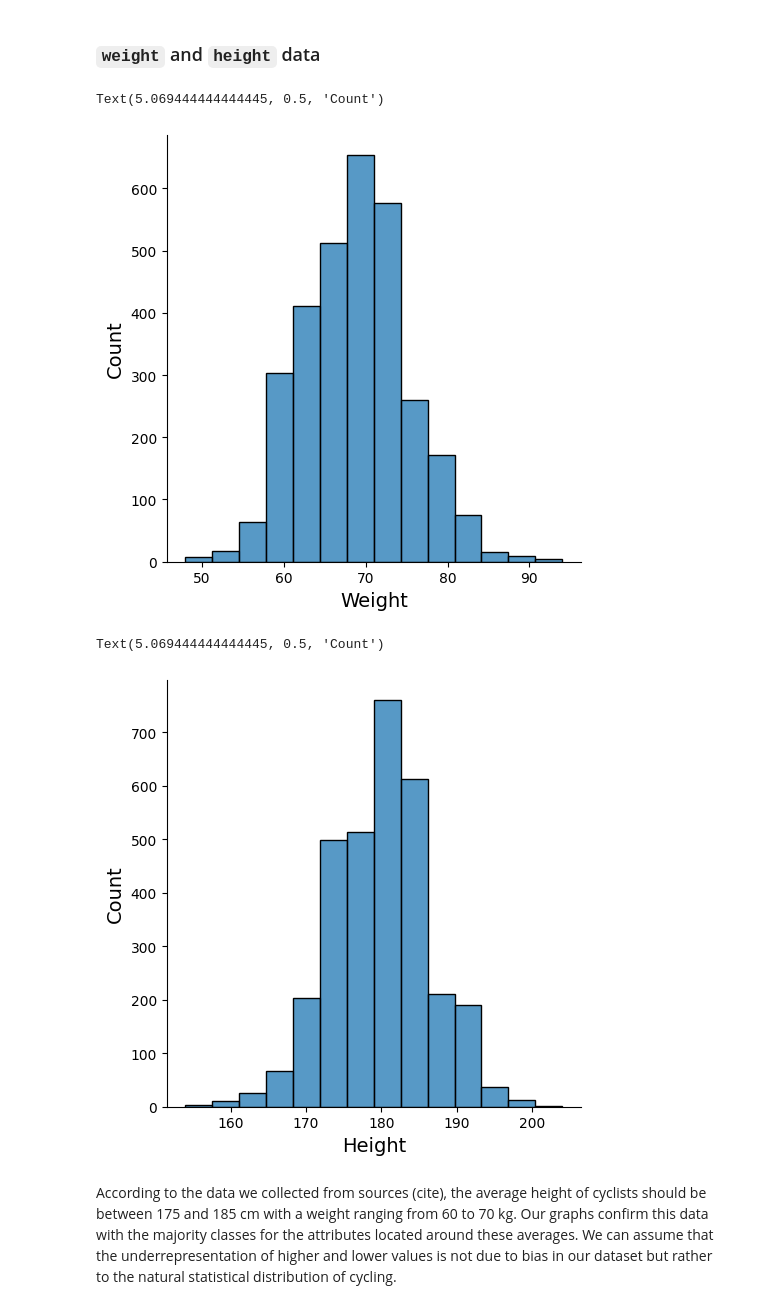
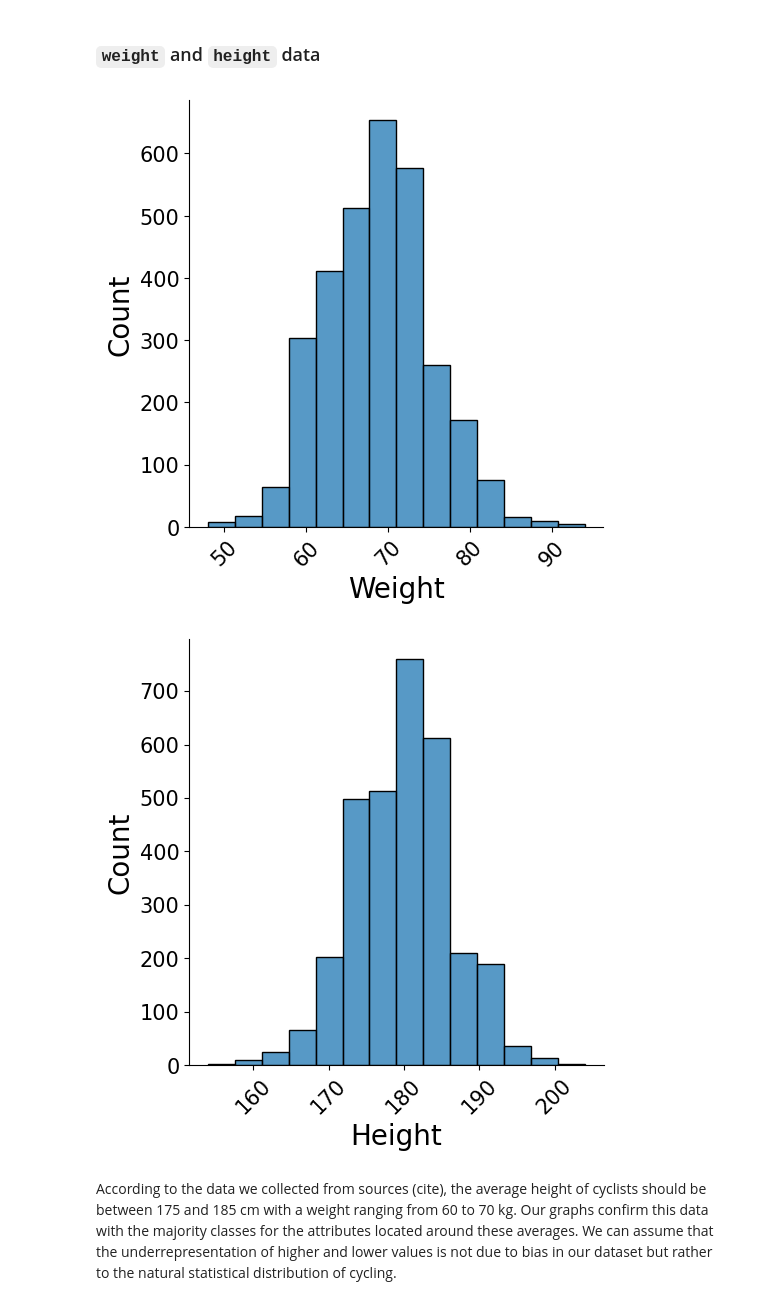
Before and after one commit to JacopoRaffi/DM_Project, a Jupyter notebook: TASK1/cyclists_understanding.ipynb, the cells around one changed output. Drawn from its saved outputs; the diff is of its cells as text; code cells hidden in the pictures.

```diff
--- a/TASK1/cyclists_understanding.ipynb
+++ b/TASK1/cyclists_understanding.ipynb
@@ -274,23 +270,27 @@ sb.displot(dataset,
                 row_order="desc",
                 bins=n_bins)
 
-plt.xlabel('Weight', fontsize=14)
-plt.ylabel('Count', fontsize=14)
+plt.xlabel('Weight', fontsize=20)
+plt.ylabel('Count', fontsize=20)
+plt.xticks(fontsize=15);
+plt.xticks(rotation=45);
+plt.yticks(fontsize=15);
 # %% [output]
-Text(5.069444444444445, 0.5, 'Count')
-[figure, old version]
+[figure, new version]
 # %%
 sb.displot(dataset,
                 x="height",
                 kind="hist",
                 row_order="desc",
                 bins=n_bins)
 
-plt.xlabel('Height', fontsize=14)
-plt.ylabel('Count', fontsize=14)
+plt.xlabel('Height', fontsize=20)
+plt.ylabel('Count', fontsize=20)
+plt.xticks(fontsize=15);
+plt.xticks(rotation=45);
+plt.yticks(fontsize=15);
 # %% [output]
-Text(5.069444444444445, 0.5, 'Count')
-[figure, old version]
+[figure, new version]
 # %% [markdown]
 According to the data we collected from sources (cite), the average height of cyclists should be between 175 and 185 cm with a weight ranging from 60 to 70 kg. Our graphs confirm this data with the majority classes for the attributes located around these averages. We can assume that the underrepresentation of higher and lower values is not due to bias in our dataset but rather to the natural statistical distribution of cycling.
 # %% [markdown]
```
Also changed, not shown: parts of 4 cells of this notebook.
